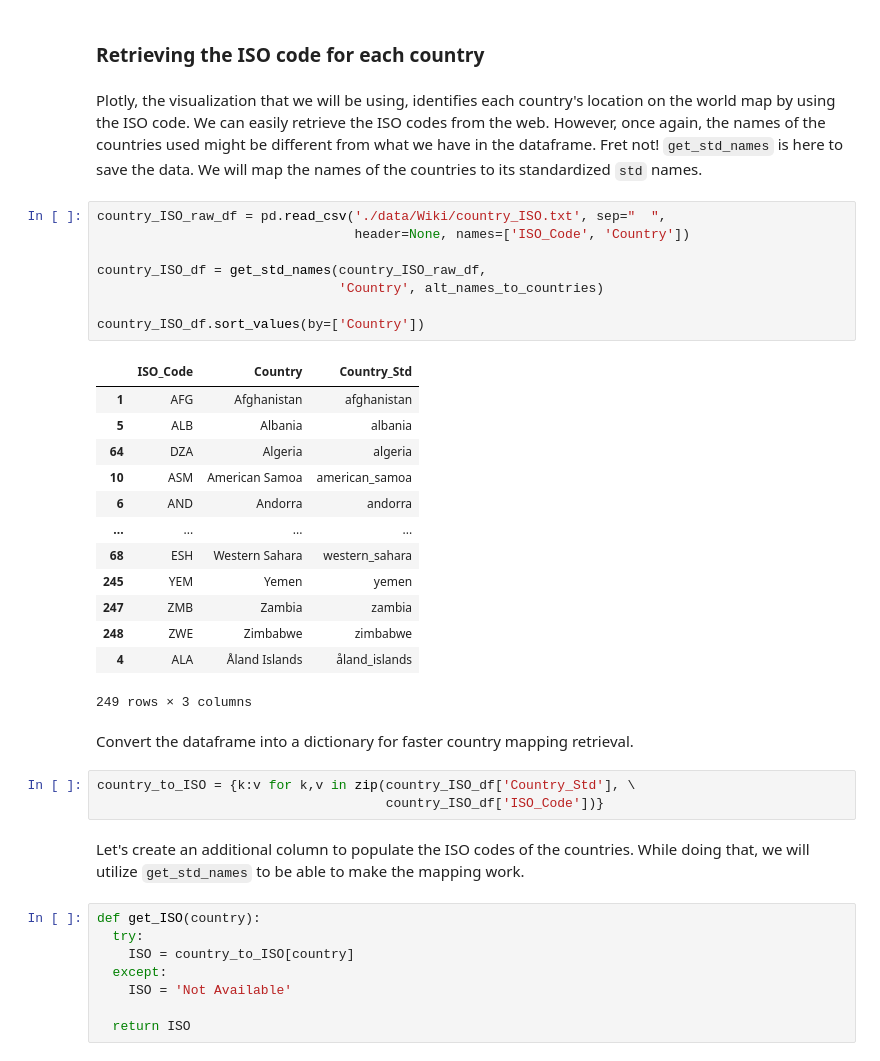
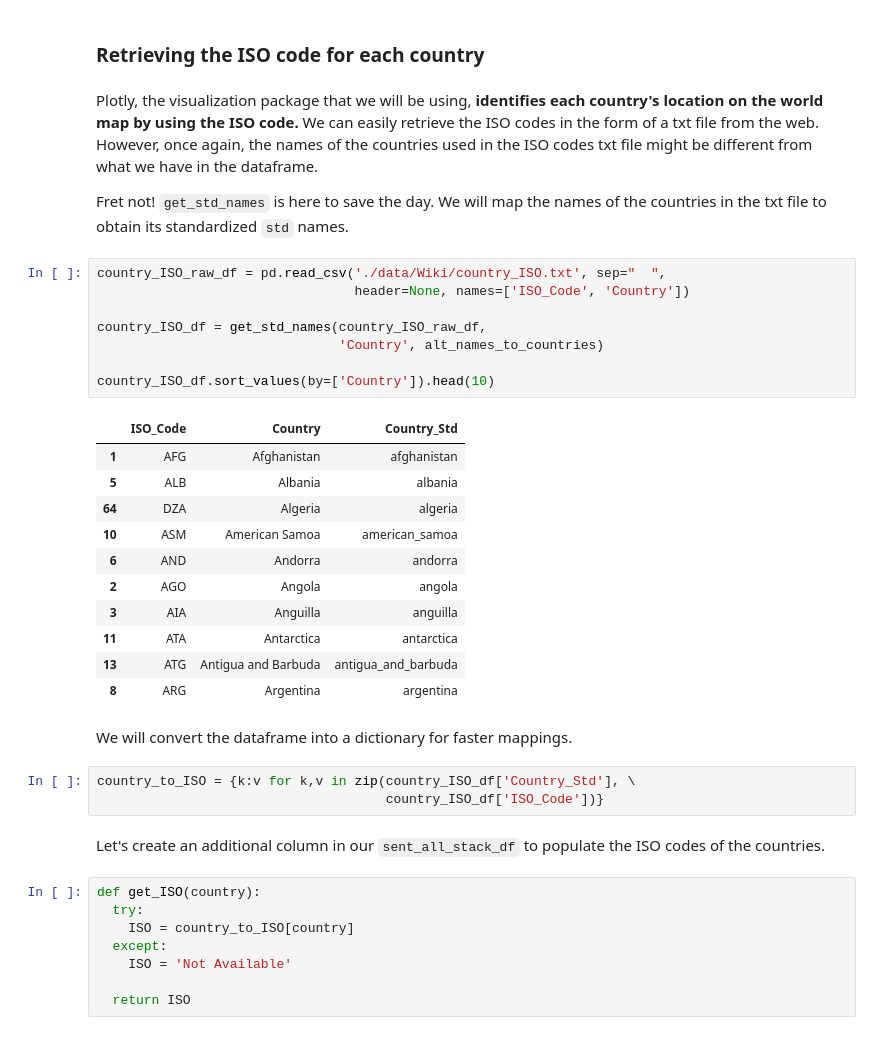
Before and after one commit to kenneth-wang/fastpages, a Jupyter notebook: _notebooks/2020_02_27_Geopolitical_Mapper.ipynb, the cells around one changed output. Drawn from its saved outputs; the diff is of its cells as text.

```diff
--- a/_notebooks/2020_02_27_Geopolitical_Mapper.ipynb
+++ b/_notebooks/2020_02_27_Geopolitical_Mapper.ipynb
@@ -1266,36 +1269,36 @@ Name: Predictions_Probas, Length: 1114, dtype: float64
 # %% [markdown]
 ### Retrieving the ISO code for each country
 # %% [markdown]
-Plotly, the visualization that we will be using, identifies each country's location on the world map by using the ISO code. We can easily retrieve the ISO codes from the web. However, once again, the names of the countries used might be different from what we have in the dataframe. Fret not! `get_std_names` is here to save the data. We will map the names of the countries to its standardized `std` names.
+Plotly, the visualization package that we will be using, **identifies each country's location on the world map by using the ISO code.** We can easily retrieve the ISO codes in the form of a txt file from the web. However, once again, the names of the countries used in the ISO codes txt file might be different from what we have in the dataframe.
+
+Fret not! `get_std_names` is here to save the day. We will map the names of the countries in the txt file to obtain its standardized `std` names.
 # %%
 country_ISO_raw_df = pd.read_csv('./data/Wiki/country_ISO.txt', sep="  ",
                                  header=None, names=['ISO_Code', 'Country'])
 
 country_ISO_df = get_std_names(country_ISO_raw_df,
                                'Country', alt_names_to_countries)
 
-country_ISO_df.sort_values(by=['Country'])
+country_ISO_df.sort_values(by=['Country']).head(10)
 # %% [output]
 |  | ISO_Code | Country | Country_Std |
 | 1 | AFG | Afghanistan | afghanistan |
 | 5 | ALB | Albania | albania |
 | 64 | DZA | Algeria | algeria |
 | 10 | ASM | American Samoa | american_samoa |
 | 6 | AND | Andorra | andorra |
-| ... | ... | ... | ... |
-| 68 | ESH | Western Sahara | western_sahara |
-| 245 | YEM | Yemen | yemen |
-| 247 | ZMB | Zambia | zambia |
-| 248 | ZWE | Zimbabwe | zimbabwe |
-| 4 | ALA | Åland Islands | åland_islands |
+| 2 | AGO | Angola | angola |
+| 3 | AIA | Anguilla | anguilla |
+| 11 | ATA | Antarctica | antarctica |
+| 13 | ATG | Antigua and Barbuda | antigua_and_barbuda |
+| 8 | ARG | Argentina | argentina |
-249 rows × 3 columns
 # %% [markdown]
-Convert the dataframe into a dictionary for faster country mapping retrieval.
+We will convert the dataframe into a dictionary for faster mappings.
 # %%
 country_to_ISO = {k:v for k,v in zip(country_ISO_df['Country_Std'], \
                                      country_ISO_df['ISO_Code'])}
 # %% [markdown]
-Let's create an additional column to populate the ISO codes of the countries. While doing that, we will utilize `get_std_names` to be able to make the mapping work.
+Let's create an additional column in our `sent_all_stack_df` to populate the ISO codes of the countries.
 # %%
 def get_ISO(country):
   try:
```
Also changed, not shown: parts of 94 cells of this notebook.
